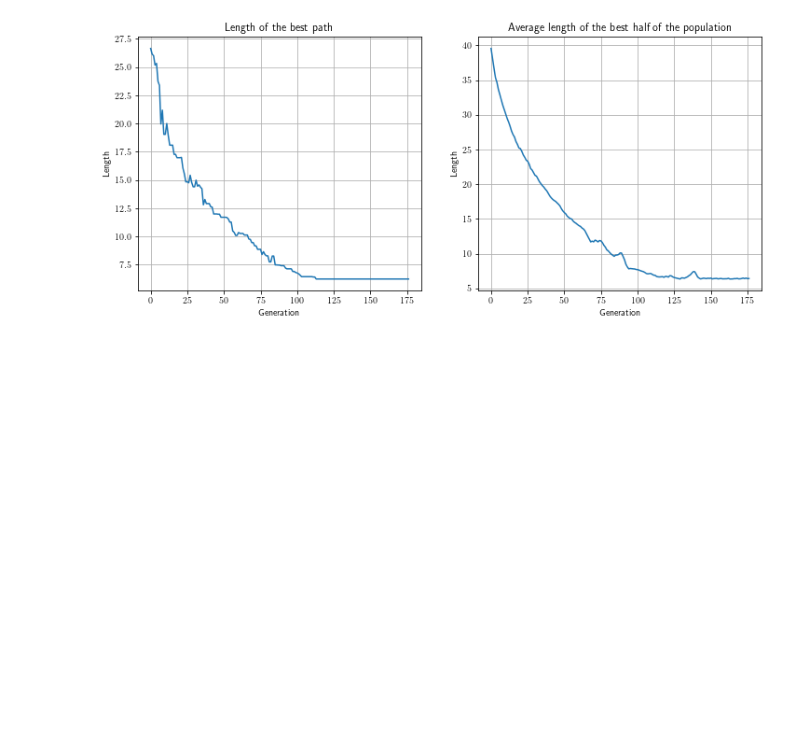
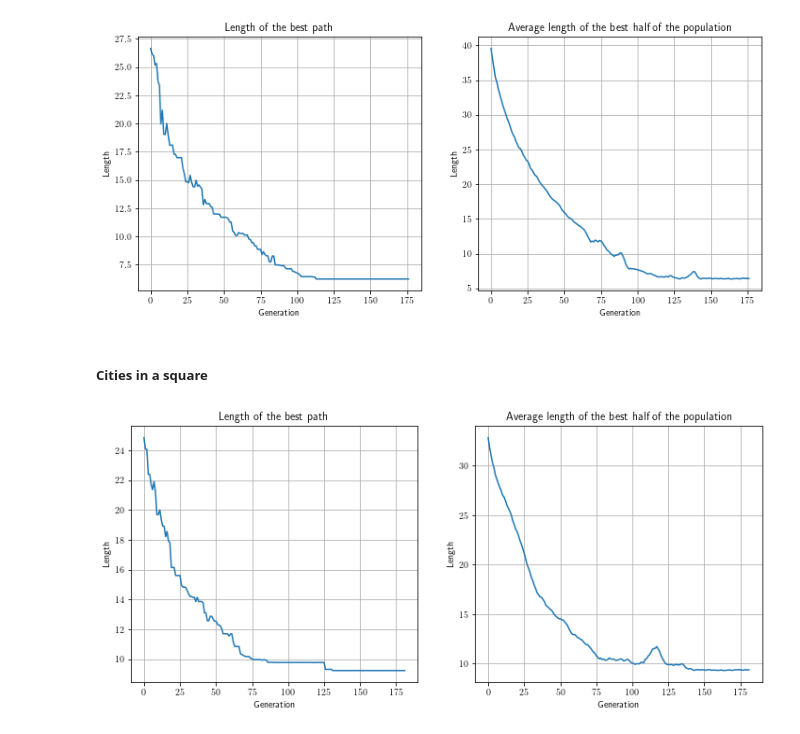
Before and after one commit to phaerrax/lab-simulazione-numerica, a Jupyter notebook: exercise09/exercise09.ipynb, the cells around one changed output. Drawn from its saved outputs; the diff is of its cells as text; code cells hidden in the pictures; blank space fills up the shorter version.

```diff
--- a/exercise09/exercise09.ipynb
+++ b/exercise09/exercise09.ipynb
@@ -34,3 +34,26 @@ axes[1].grid(True)
 plt.show()
 # %% [output]
 [figure]
+# %% [markdown]
+##### Cities in a square
+# %%
+gen, best_fit_length = np.loadtxt("best_fit_length_square.dat", unpack = True)
+gen, avg_best_length = np.loadtxt("averaged_best_length_square.dat", unpack = True)
+fig, axes = plt.subplots(nrows = 1, ncols = 2, figsize = (12, 5))
+axes = axes.flatten()
+
+axes[0].plot(best_fit_length)
+axes[0].set_title("Length of the best path")
+axes[0].set_xlabel("Generation")
+axes[0].set_ylabel("Length")
+axes[0].grid(True)
+
+axes[1].plot(avg_best_length)
+axes[1].set_title("Average length of the best half of the population")
+axes[1].set_xlabel("Generation")
+axes[1].set_ylabel("Length")
+axes[1].grid(True)
+
+plt.show()
+# %% [output]
+[figure, added]
```
Also changed, not shown: parts of 1 cell of this notebook, 1 other file.
